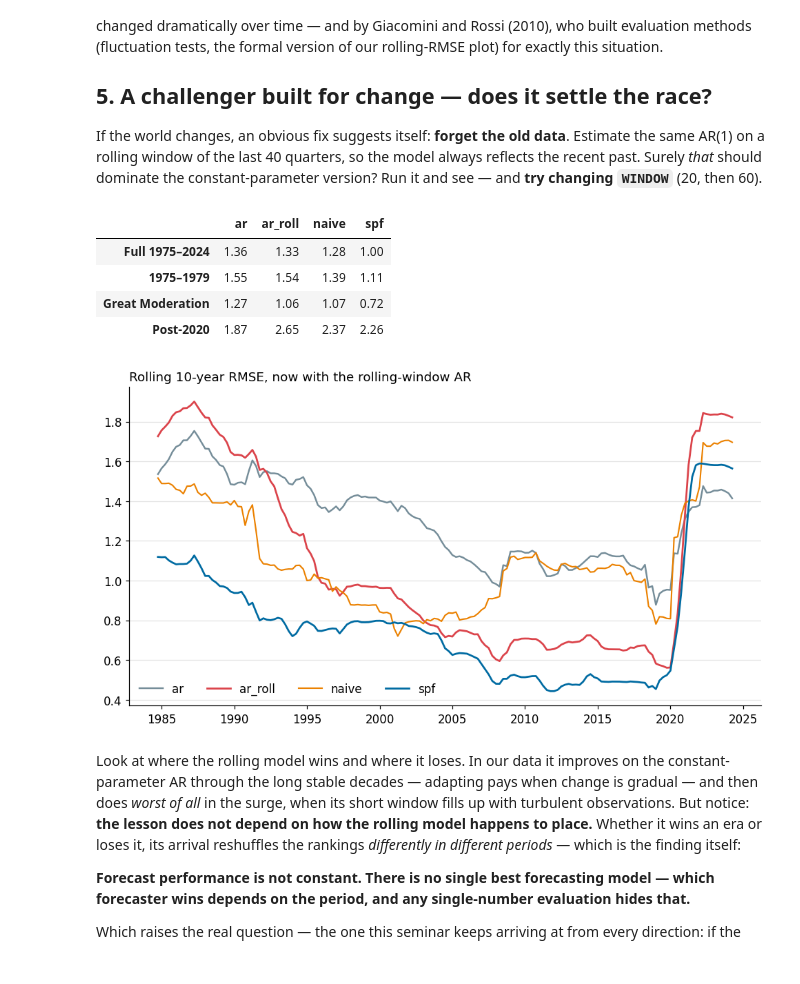
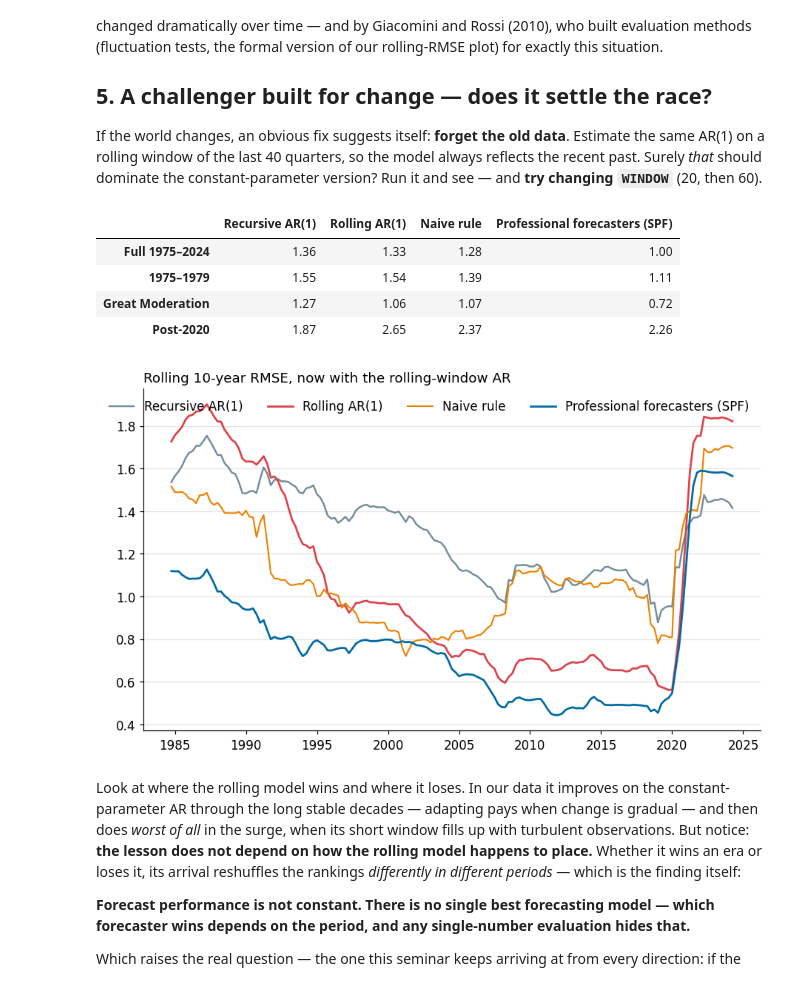
Before and after one commit to mortentabor/structural-change-seminar, a Jupyter notebook: notebooks/07-forecasting-horserace.ipynb, the cells around one changed output. Saved outputs shown, nothing was run; the diff lists cells and outputs as text; code cells hidden in the pictures.

```diff
--- a/notebooks/07-forecasting-horserace.ipynb
+++ b/notebooks/07-forecasting-horserace.ipynb
@@ -97,5 +104,9 @@ def rmse(d, col):
     return float(np.sqrt(np.mean((d["actual"] - d[col]) ** 2)))
 
 MODELS = ["ar", "naive", "spf"]
-pd.Series({m: rmse(fc, m) for m in MODELS}, name="RMSE, full sample").round(2)
+NAMES = {"ar": "Recursive AR(1)", "naive": "Naive rule", "spf": "Professional forecasters (SPF)",
+         "ar_roll": "Rolling AR(1)"}
+
+pd.DataFrame({"RMSE, 1975Q1\u20132024Q2 (pct. points)":
+              {NAMES[m]: rmse(fc, m) for m in MODELS}}).round(2)
 # %% [output]
@@ -116,0 +126,11 @@ Split the evaluation sample into eras and judge the race within each. **Change t
+# %%
+# The raw material of the RMSE: each forecaster's absolute error, quarter by quarter
+styles = {"ar": (GREY, 1.4), "naive": (ORANGE, 1.2), "spf": (BLUE, 1.6)}
+fig, ax = plt.subplots(figsize=(9, 4.8))
+for m, (color, lw) in styles.items():
+    ax.plot(fc.index.to_timestamp(), (fc["actual"] - fc[m]).abs(),
+            color=color, lw=lw, label=NAMES[m])
+ax.set_title("Absolute forecast errors, quarter by quarter")
+ax.legend(frameon=False, ncol=3)
+plt.tight_layout()
+plt.show()
@@ -132,11 +160,10 @@ pd.DataFrame({era: {m: rmse(fc.loc[s:e], m) for m in MODELS}
 | Post-2020 | 1.87 | 2.37 | 2.26 |
 # %%
 # The continuous view: rolling 10-year RMSE per forecaster
-styles = {"ar": (GREY, 1.6), "naive": (ORANGE, 1.4), "spf": (BLUE, 1.8)}
 fig, ax = plt.subplots(figsize=(9, 5))
 for m, (color, lw) in styles.items():
     r = (fc["actual"] - fc[m]).pow(2).rolling(40).mean().pow(0.5)
-    ax.plot(fc.index.to_timestamp(), r, color=color, lw=lw, label=m)
+    ax.plot(fc.index.to_timestamp(), r, color=color, lw=lw, label=NAMES[m])
 ax.set_title("Rolling 10-year RMSE: who is winning, when?")
 ax.legend(frameon=False, ncol=3)
 plt.tight_layout()
@@ -150,7 +177,7 @@ fig, ax = plt.subplots(figsize=(9, 4.8))
 x = zoom.index.to_timestamp()
 ax.plot(x, zoom["actual"], color="black", lw=2, marker="o", ms=3.5, label="actual")
 for m, (color, lw) in styles.items():
-    ax.plot(x, zoom[m], color=color, lw=lw, label=m)
+    ax.plot(x, zoom[m], color=color, lw=lw, label=NAMES[m])
 ax.set_title("Forecasts vs. actual inflation through the surge (2018\u20132024)")
 ax.legend(frameon=False, ncol=4)
 plt.tight_layout()
@@ -175,9 +202,9 @@ fc["ar_roll"] = [ar1_forecast_avg(pi.loc[:t].dropna().iloc[-WINDOW:]) for t in f
 MODELS4 = ["ar", "ar_roll", "naive", "spf"]
 
 pd.DataFrame({era: {m: rmse(fc.loc[s:e], m) for m in MODELS4}
-              for era, (s, e) in ERAS.items()}).T.round(2)
+              for era, (s, e) in ERAS.items()}).T.rename(columns=NAMES).round(2)
 # %% [output]
-|  | ar | ar_roll | naive | spf |
+|  | Recursive AR(1) | Rolling AR(1) | Naive rule | Professional forecasters (SPF) |
 | Full 1975–2024 | 1.36 | 1.33 | 1.28 | 1.00 |
 | 1975–1979 | 1.55 | 1.54 | 1.39 | 1.11 |
 | Great Moderation | 1.27 | 1.06 | 1.07 | 0.72 |
@@ -185,15 +212,15 @@ pd.DataFrame({era: {m: rmse(fc.loc[s:e], m) for m in MODELS4}
 # %%
 styles4 = {"ar": (GREY, 1.6), "ar_roll": (RED, 1.8), "naive": (ORANGE, 1.4), "spf": (BLUE, 1.8)}
 fig, ax = plt.subplots(figsize=(9, 5))
 for m, (color, lw) in styles4.items():
     r = (fc["actual"] - fc[m]).pow(2).rolling(40).mean().pow(0.5)
-    ax.plot(fc.index.to_timestamp(), r, color=color, lw=lw, label=m)
+    ax.plot(fc.index.to_timestamp(), r, color=color, lw=lw, label=NAMES[m])
 ax.set_title("Rolling 10-year RMSE, now with the rolling-window AR")
 ax.legend(frameon=False, ncol=4)
 plt.tight_layout()
 plt.show()
 # %% [output]
-[figure, old version]
+[figure, new version]
 # %% [markdown]
 Look at where the rolling model wins and where it loses. In our data it improves on the constant-parameter AR through the long stable decades — adapting pays when change is gradual — and then does *worst of all* in the surge, when its short window fills up with turbulent observations. But notice: **the lesson does not depend on how the rolling model happens to place.** Whether it wins an era or loses it, its arrival reshuffles the rankings *differently in different periods* — which is the finding itself:
 
```
Also changed, not shown: parts of 8 cells of this notebook.
